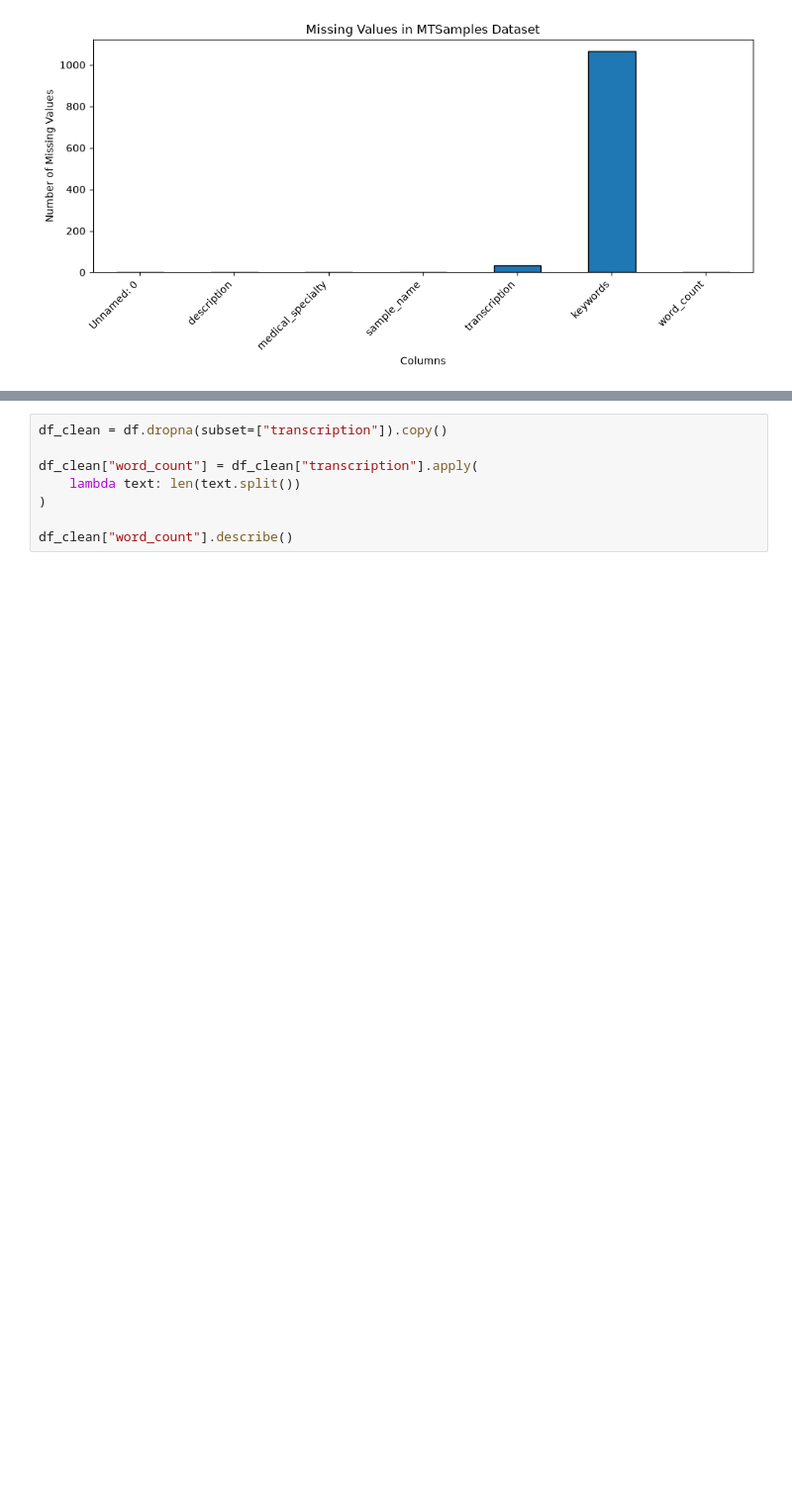
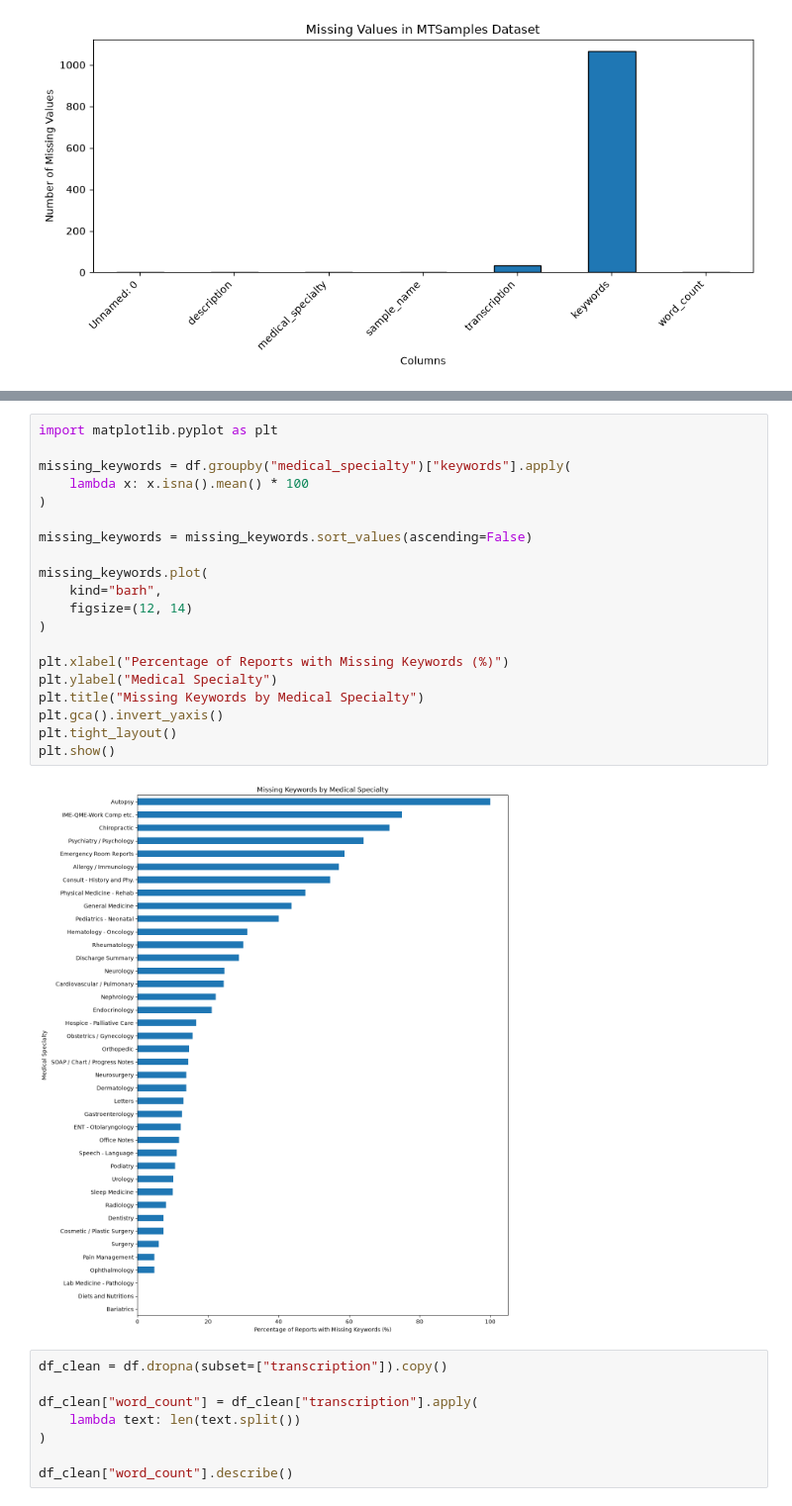
Before and after one commit to acmucsd-projects/fa26-ai-team-3, a Jupyter notebook: notebooks/01_data_eda.ipynb, the cells around one changed output, grey strips where cells are left out. Shown at 99% size. Saved outputs shown, nothing was run; the diff lists cells and outputs as text; blank space fills up the shorter version.

```diff
--- a/notebooks/01_data_eda.ipynb
+++ b/notebooks/01_data_eda.ipynb
@@ -140,3 +186,25 @@ plt.show()
+# %%
+import matplotlib.pyplot as plt
+
+missing_keywords = df.groupby("medical_specialty")["keywords"].apply(
+    lambda x: x.isna().mean() * 100
+)
+
+missing_keywords = missing_keywords.sort_values(ascending=False)
+
+missing_keywords.plot(
+    kind="barh",
+    figsize=(12, 14)
+)
+
+plt.xlabel("Percentage of Reports with Missing Keywords (%)")
+plt.ylabel("Medical Specialty")
+plt.title("Missing Keywords by Medical Specialty")
+plt.gca().invert_yaxis()
+plt.tight_layout()
+plt.show()
+# %% [output]
+[figure, added]
 # %%
 df_clean = df.dropna(subset=["transcription"]).copy()
 
```
Also changed, not shown: parts of 4 cells of this notebook, 2 other files.
